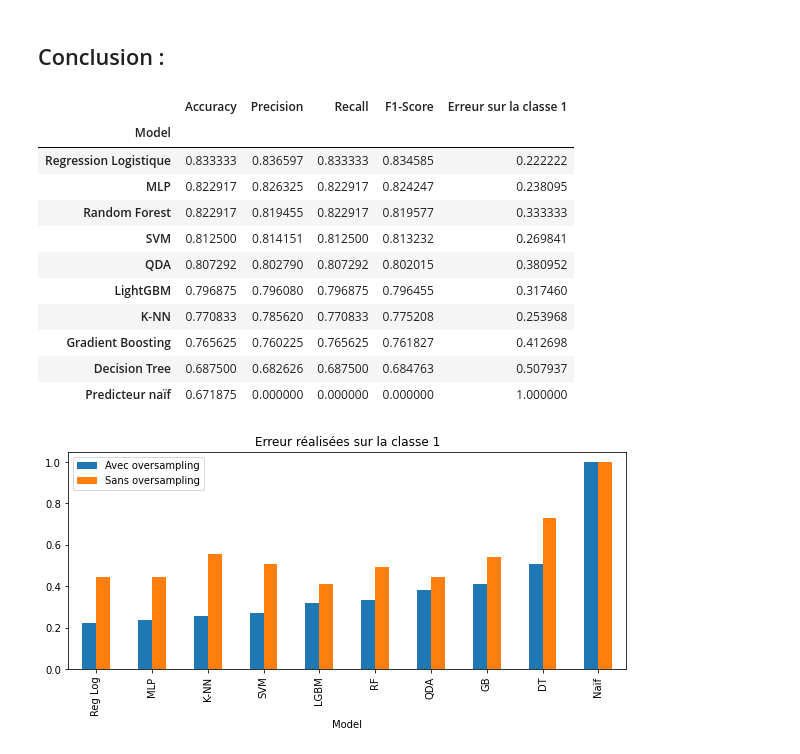
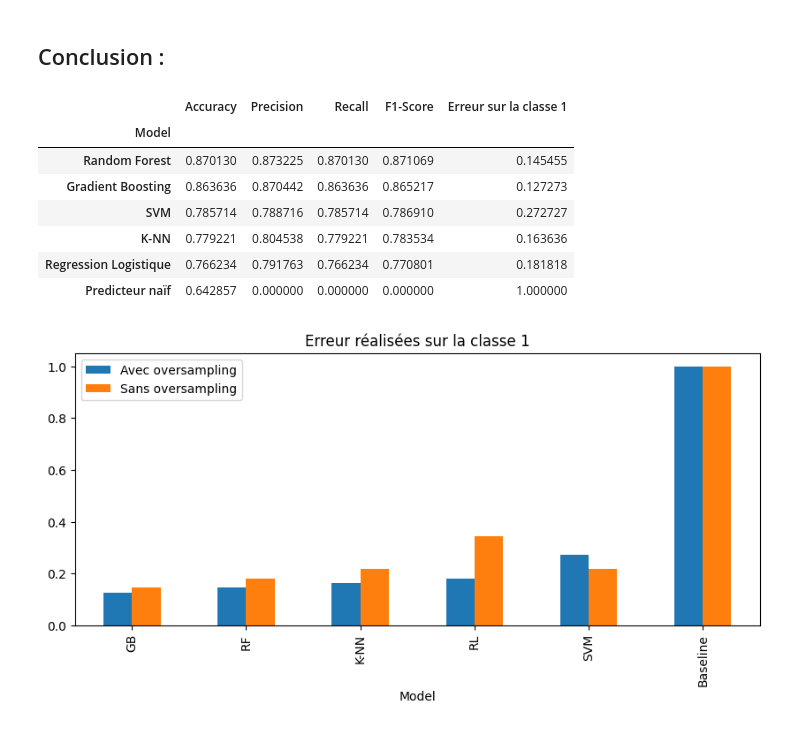
Before and after one commit to LoicLaffineur/Diabetes_Detection, a Jupyter notebook: Diabete-Detection.ipynb, the cells around one changed output. Saved outputs shown, nothing was run; the diff lists cells and outputs as text; code cells hidden in the pictures.

```diff
--- a/Diabete-Detection.ipynb
+++ b/Diabete-Detection.ipynb
@@ -271,7 +272,7 @@ Proportion d'échantillons bien classés : 0.33
 X = data.drop('Outcome',axis=1)
 y = data['Outcome']
 ##Séparation train/test :
-X_train,X_test,y_train,y_test=train_test_split(X, y, test_size=0.25,random_state=42)
+X_train,X_test,y_train,y_test=train_test_split(X, y, test_size=0.2,random_state=42)
 y_true = np.array(data["Outcome"])
 
 ##Normalisation des données :
@@ -381,19 +383,19 @@ Taux de mauvaise classification sur la classe 1 : 0.5079365079365079
 # %%
-grid_rf=GridSearchCV(estimator=RandomForestClassifier(),param_grid={"n_estimators":np.arange(20,100,step=1),
+grid_rf=GridSearchCV(estimator=RandomForestClassifier(),param_grid={"n_estimators":np.arange(20,100,step=10),
                                                                     'max_depth':np.arange(2,15,step=1)}
                   ,scoring="accuracy",cv=5,verbose=1)
 grid_rf.fit(X_train_std,y_train)
 print("Meilleurs paramètres :",grid_rf.best_params_)
 best_RF=grid_rf.best_score_
-print("Meilleur score de la Random Forest sur le train :",best_RF)
+print("Meilleur score de la Random Forest sur le train : {:.2%}".format(best_RF))
 score_RF=grid_rf.score(X_test_std,y_test)
-print("Score de la Random Forest sur le test :",score_RF)
+print("Score de la Random Forest sur le test : {:.2%}".format(score_RF))
 
 #Matrice de confusion :
 y_pred=grid_rf.predict(X_test_std)
 cm=confusion_matrix(y_test, y_pred)
 cm_display = ConfusionMatrixDisplay(cm).plot()
 mv_class_rf=cm[1,0]/(cm[1,0]+cm[1,1])
-print('Taux de mauvaise classification sur la classe 1 :',mv_class_rf) #FN/(FN+TP)
+print("Taux de mauvaise classification sur la classe 1 : {:.2%}".format(mv_class_rf)) #FN/(FN+TP)
 res_rf=precision_recall_fscore_support(y_test,y_pred,average='weighted')[0:3]
 # %% [output]
@@ -683,23 +505,11 @@ Plusieurs méthodes peuvent être utilisées pour tenter de régler un problème
 # %%
-##Récupération des data train et data test  :
-data_train=pandas.read_csv('E:/Projet M2/Machine Learning (Ok)/data_train.csv')
-data_test=pandas.read_csv('E:/Projet M2/Machine Learning (Ok)/data_test.csv')
-
-X_train=data_train.get(["Pregnancies","Glucose","BloodPressure",
-                     "SkinThickness","Insulin","BMI","DiabetesPedigreeFunction","Age"])
-y_train=data_train["Outcome"]
-
-X_test=data_test.get(["Pregnancies","Glucose","BloodPressure",
-                     "SkinThickness","Insulin","BMI","DiabetesPedigreeFunction","Age"])
-y_test=data_test["Outcome"]
-
-#Library nécessaire :
 from imblearn.over_sampling import RandomOverSampler
 
-##Oversampling sur les données avec sampler naïf aléatoire :
+X_train, X_test, y_train, y_test = train_test_split(X, y, test_size=0.2, random_state=42)
+
+# Random Oversampling : duplicate random individuals from minority class
 ros = RandomOverSampler(random_state=0)
-X_resampled, y_resampled = ros.fit_resample(X_train, y_train)
-y_train=y_resampled #Pour pas s'embéter avec des renames après
+X_resampled, y_resampled = ros.fit_resample(X_train, y_train) # Modify only the TRAIN !
 
 ##Normalisation des X_test et X_train :
 ss = StandardScaler()
@@ -707,6 +517,6 @@ X_train_std = ss.fit_transform(X_resampled)
 X_test_std = ss.transform(X_test)
 
 ##Repartition dans les données "complètes" resamplées :
-print("Nombre de 1 dans resampled total: ",sum(y_train),"Taille total: ",len(y_train),"Ratio : ", sum(y_train)/len(y_train))
-print("Nombre de 1 dans le test : ",sum(y_test),"Taille total: ",len(y_test),"Ratio : ", sum(y_test)/len(y_test))
+print("Nombre de 1 dans resampled total: ",sum(y_train),"Taille total : ",len(y_train),"Proportion : ", round(sum(y_train)/len(y_train)*100),"%")
+print("Nombre de 1 dans le test : ",sum(y_test),"Taille total : ",len(y_test),"Proportion : ", round(sum(y_test)/len(y_test)*100),"%")
 # %% [output]
@@ -992,8 +683,8 @@ res[9,4]=mv_class_mlp
 # %%
 ##Tableau avec les résultats pour ces prédicteurs :
 resultats=pandas.DataFrame(res)
-resultats.insert(0,"Model",['Predicteur naïf','Regression Logistique','QDA','SVM',
-                    'Decision Tree','Random Forest','K-NN',"Gradient Boosting","LightGBM","MLP"])
+resultats.insert(0,"Model",['Predicteur naïf','Regression Logistique','K-NN','SVM',
+                    'Random Forest',"Gradient Boosting"])
 resultats=resultats.set_index("Model")
 resultats=resultats.rename(columns = {0: 'Accuracy', 1: 'Precision', 2: 'Recall', 3: 'F1-Score',4:'Erreur sur la classe 1'})
 resultats=resultats.sort_values(by=['Accuracy','Precision','Recall','F1-Score'],ascending=False)
@@ -1001,27 +692,23 @@ resultats
 # %% [output]
 |  | Accuracy | Precision | Recall | F1-Score | Erreur sur la classe 1 |
 | Model |  |  |  |  |  |
-| Regression Logistique | 0.833333 | 0.836597 | 0.833333 | 0.834585 | 0.222222 |
-| MLP | 0.822917 | 0.826325 | 0.822917 | 0.824247 | 0.238095 |
-| Random Forest | 0.822917 | 0.819455 | 0.822917 | 0.819577 | 0.333333 |
-| SVM | 0.812500 | 0.814151 | 0.812500 | 0.813232 | 0.269841 |
-| QDA | 0.807292 | 0.802790 | 0.807292 | 0.802015 | 0.380952 |
-| LightGBM | 0.796875 | 0.796080 | 0.796875 | 0.796455 | 0.317460 |
-| K-NN | 0.770833 | 0.785620 | 0.770833 | 0.775208 | 0.253968 |
-| Gradient Boosting | 0.765625 | 0.760225 | 0.765625 | 0.761827 | 0.412698 |
-| Decision Tree | 0.687500 | 0.682626 | 0.687500 | 0.684763 | 0.507937 |
-| Predicteur naïf | 0.671875 | 0.000000 | 0.000000 | 0.000000 | 1.000000 |
+| Random Forest | 0.870130 | 0.873225 | 0.870130 | 0.871069 | 0.145455 |
+| Gradient Boosting | 0.863636 | 0.870442 | 0.863636 | 0.865217 | 0.127273 |
+| SVM | 0.785714 | 0.788716 | 0.785714 | 0.786910 | 0.272727 |
+| K-NN | 0.779221 | 0.804538 | 0.779221 | 0.783534 | 0.163636 |
+| Regression Logistique | 0.766234 | 0.791763 | 0.766234 | 0.770801 | 0.181818 |
+| Predicteur naïf | 0.642857 | 0.000000 | 0.000000 | 0.000000 | 1.000000 |
 # %%
-comp_err=np.zeros((10,2))
+comp_err=np.zeros((6,2))
 comp_err[:,0]=res[:,4]
-comp_err[:,1]=res_1[[0,1,2,3,4,5,6,7,8,10],4]
+comp_err[:,1]=res_1[[0,1,2,3,4,5],4]
 erreur=pandas.DataFrame(comp_err)
-erreur.insert(0,"Model",['Naïf','Reg Log','QDA','SVM',
-                    'DT','RF','K-NN',"GB","LGBM","MLP"])
+erreur.insert(0,"Model",['Baseline','RL','K-NN','SVM',
+                    'RF',"GB"])
 erreur=erreur.rename(columns = {0: 'Avec oversampling', 1: 'Sans oversampling'})
 erreur=erreur.sort_values(by=['Avec oversampling','Sans oversampling'],ascending=True)
 erreur.plot.bar(x = 'Model', y = ['Avec oversampling', 'Sans oversampling'],figsize=(10,4))
 plt.title("Erreur réalisées sur la classe 1")
 plt.show()
 # %% [output]
-[figure, old version]
+[figure, new version]
```
Also changed, not shown: parts of 42 cells of this notebook.
